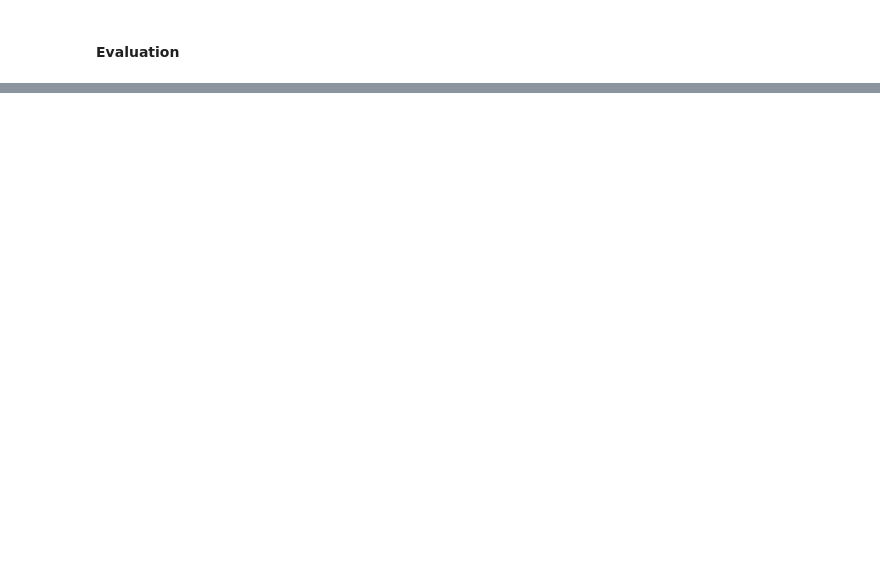
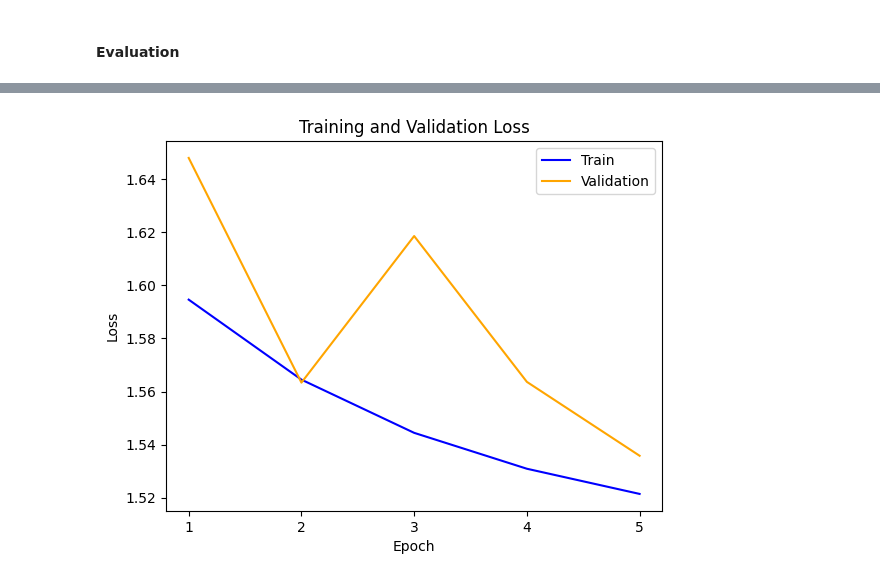
Before and after one commit to cricksmaidiene/alivio, a Jupyter notebook: src/04_models/Model_DIU_Seg_VIT.ipynb, the cells around one changed output, grey strips where cells are left out. Drawn from its saved outputs; the diff is of its cells as text; code cells hidden in the pictures; blank space fills up the shorter version.

```diff
--- a/src/04_models/Model_DIU_Seg_VIT.ipynb
+++ b/src/04_models/Model_DIU_Seg_VIT.ipynb
@@ -282,0 +547,6 @@ class_dict
+# %%
+class_weights = torch.tensor(class_weights, dtype=torch.float32).to('cpu')
+# balanced sampler
+weights = class_weights[train_labels]
+ws = WeightedRandomSampler(weights, len(weights), replacement=True)
+ws
@@ -282,0 +555,2 @@ class_dict
+# %%
+train_loader_ws = DataLoader(trainset, batch_size=batch_size, sampler=ws , num_workers=2)
@@ -469,2 +698,16 @@ plt.show()
+# %%
+def plot_losses(train_loss_list, valid_loss_list):
+    plt.title("Training and Validation Loss")
+    plt.xlabel("Epoch")
+    plt.ylabel("Loss")
+
+    # plot losses
+    x = list(range(1, n_epoch + 1))
+    plt.plot(x, train_loss_list, color ="blue", label='Train')
+    plt.plot(x, valid_loss_list, color="orange", label='Validation')
+    plt.legend(loc="upper right")
+    plt.xticks(x)
+
+    plt.show()
 # %% [markdown]
 #### Evaluation
@@ -470,0 +791,2 @@ plt.show()
+# %%
+train_loss_list_ws, valid_loss_list_ws = train_vit(device, train_loader_ws , valid_loader, train_on_gpu = True, n_epoch = 5)
@@ -470,0 +810,5 @@ plt.show()
+# %%
+n_epoch = 5
+plot_losses(train_loss_list_ws, valid_loss_list_ws)
+# %% [output]
+[figure, added]
```
Also changed, not shown: parts of 103 cells of this notebook, 4 other files.
